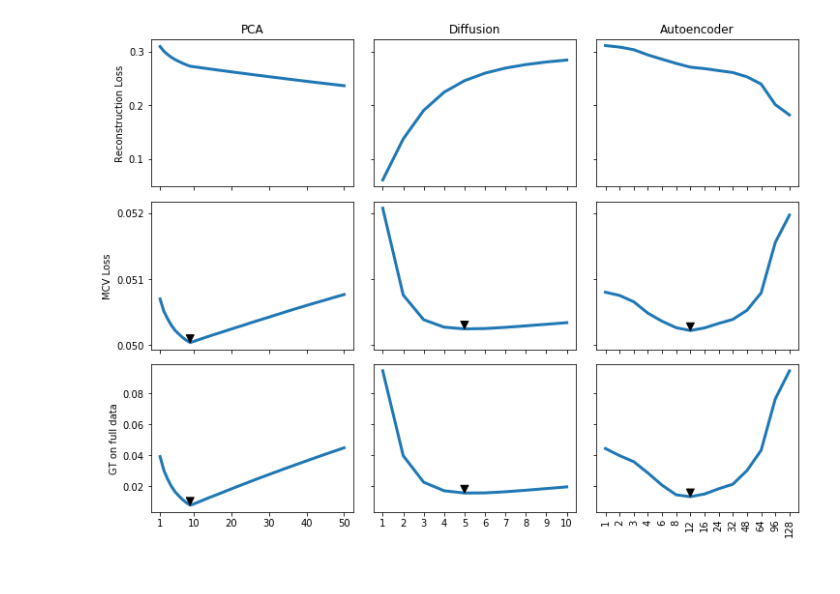
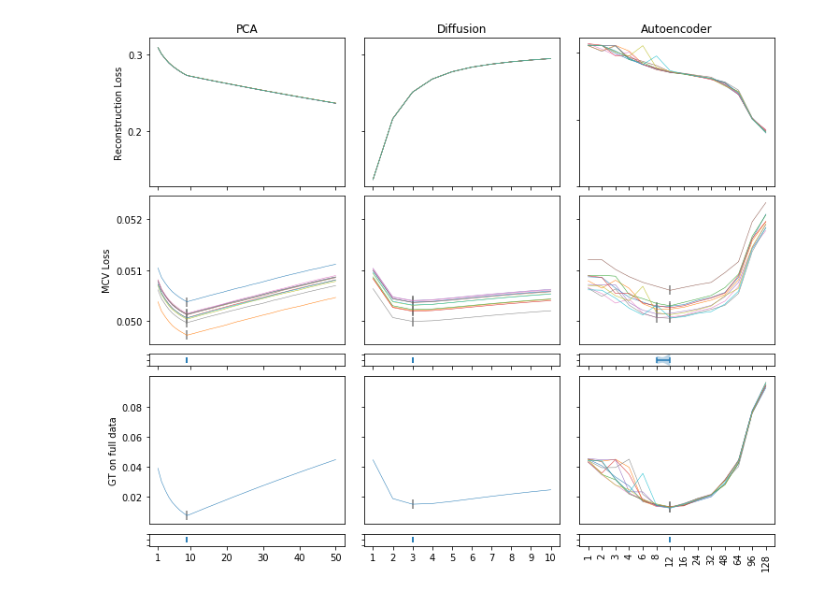
Before and after one commit to czbiohub-sf/molecular-cross-validation, a Jupyter notebook: examples/Figure_1c.ipynb, the cells around one changed output. Cells and saved outputs as stored; diff of their text form; code cells hidden in the pictures.

```diff
--- a/examples/Figure_1c.ipynb
+++ b/examples/Figure_1c.ipynb
@@ -10,8 +10,8 @@ plt.rcParams['svg.fonttype'] = "none"
 # %%
 results = {}
-result_files = glob.glob('../../results/*.pickle')
+result_files = glob.glob("../results/*.pickle")
 
 for file in result_files:
-    results[os.path.basename(file).split('.')[0]] = pickle.load(open(file, 'rb'))
+    results[os.path.basename(file).split('.')[0]] = pickle.load(open(file, "rb"))
 # %%
 fig,ax = plt.subplots(
@@ -84,71 +81,70 @@ plt.show()
 # %%
+
 fig,ax = plt.subplots(
-    3, 3, figsize=(12, 9), sharey='row', sharex='col', gridspec_kw={'wspace': 0.1, 'hspace': 0.1}
+    5, 3, figsize=(12, 10), sharey='row', sharex='col',
+    gridspec_kw={'wspace': 0.1, 'hspace': 0.1, "height_ratios": [12, 12, 1, 12, 1]}
 )
 
-yticks = [
-    (0.1, 0.2, 0.3),
-    (0.05, 0.051, 0.052),
-    (0.02, 0.04, 0.06, 0.08),
-]
-
+yticks = {
+    0: (0.1, 0.2, 0.3),
+    1: (0.05, 0.051, 0.052),
+    3: (0.02, 0.04, 0.06, 0.08),
+}
 
 for i,key in enumerate(("sim_pca_mse_0", "sim_diffusion_mse_0", "sim_autoencoder_mse_0")):
     df = results[key]
 
-    for j,loss in enumerate(('rec_loss', 'mcv_loss', 'gt0_loss')):
+    for j,loss in zip((0, 1, 3), ("rec_loss", "mcv_loss", "gt0_loss")):
         x = df['param_range'].copy()
 
         if df[loss].ndim == 1:
-            y = df[loss]
+            y = df[loss][:, None]
         else:
-            y = np.mean(df[loss], 0)
+            y = df[loss].T
 
         if i == 1:
             x = x[1:]
             y = y[1:]
 
         if i == 0:
-            ax[j,i].plot(x, y, linewidth=3)
+            ax[j, i].plot(x, y, linewidth=0.5)
             if j > 0:
-                ax[j,i].annotate(
-                    " ",
-                    (x[y.argmin()],
-                     y.min()),
-                    xytext=(0, 5),
-                    textcoords="offset points",
-                    arrowprops={"headwidth": 8, "headlength": 8, "color": "k"},
-                )
+                ax[j, i].tick_params(bottom=False)
 
-            ax[j,i].set_xticks([1, 10, 20, 30, 40, 50])
+                ax[j, i].scatter(x[y.argmin(0)], y.min(0), marker='|', s=100, color='grey')
+
+                ax[j+1, i].violinplot(x[y.argmin(0)], vert=False)
+                ax[j+1, i].tick_params(labelleft=False)
+                ax[j+1, i].set_xticks([1, 10, 20, 30, 40, 50])
         else:
-            ax[j,i].plot(np.arange(len(x)), y, linewidth=3)
-            ax[j,i].set_xticks(np.arange(len(x)))
+            ax[j, i].plot(np.arange(len(x)), y, linewidth=0.5)
+
+            ax[j, i].set_xticks(np.arange(len(x)))
+
             if j > 0:
-                ax[j,i].annotate(
-                    " ",
-                    (y.argmin(), y.min()),
-                    xytext=(0, 5),
-                    textcoords="offset points",
-                    arrowprops={"headwidth": 8, "headlength": 8, "color": "k"},
-                )
+                ax[j, i].tick_params(bottom=False)
 
-            if i == 1:
-                ax[j,i].set_xticklabels(x)
-            else:
-                ax[j,i].set_xticklabels(x, rotation="vertical", ha="center")
+                ax[j, i].scatter(y.argmin(0), y.min(0), marker='|', s=100,  color='grey')
+                ax[j+1, i].violinplot(y.argmin(0), vert=False)
+
+                ax[j+1, i].tick_params(labelleft=False)
+
+                if i == 1:
+                    ax[j+1, i].set_xticklabels(x)
+                else:
+                    ax[j+1, i].set_xticklabels(x, rotation="vertical", ha="center")
 
         ax[j,i].set_yticks(yticks[j])
 
 for i,lbl in enumerate(("PCA", "Diffusion", "Autoencoder")):
     ax[0,i].set_title(lbl)
 
-for i,lbl in enumerate(("Reconstruction Loss", "MCV Loss", "GT on full data")):
-    ax[i,0].set_ylabel(lbl)
+for j,lbl in zip((0, 1, 3), ("Reconstruction Loss", "MCV Loss", "GT on full data")):
+    ax[j,0].set_ylabel(lbl)
 
 plt.savefig('../figures/Figure_S1_raw.svg')
 plt.show()
 # %% [output]
-[figure, old version]
+[figure, new version]
 # %%
 fig,ax = plt.subplots(
```
Also changed, not shown: parts of 4 cells of this notebook, 3 other files.
